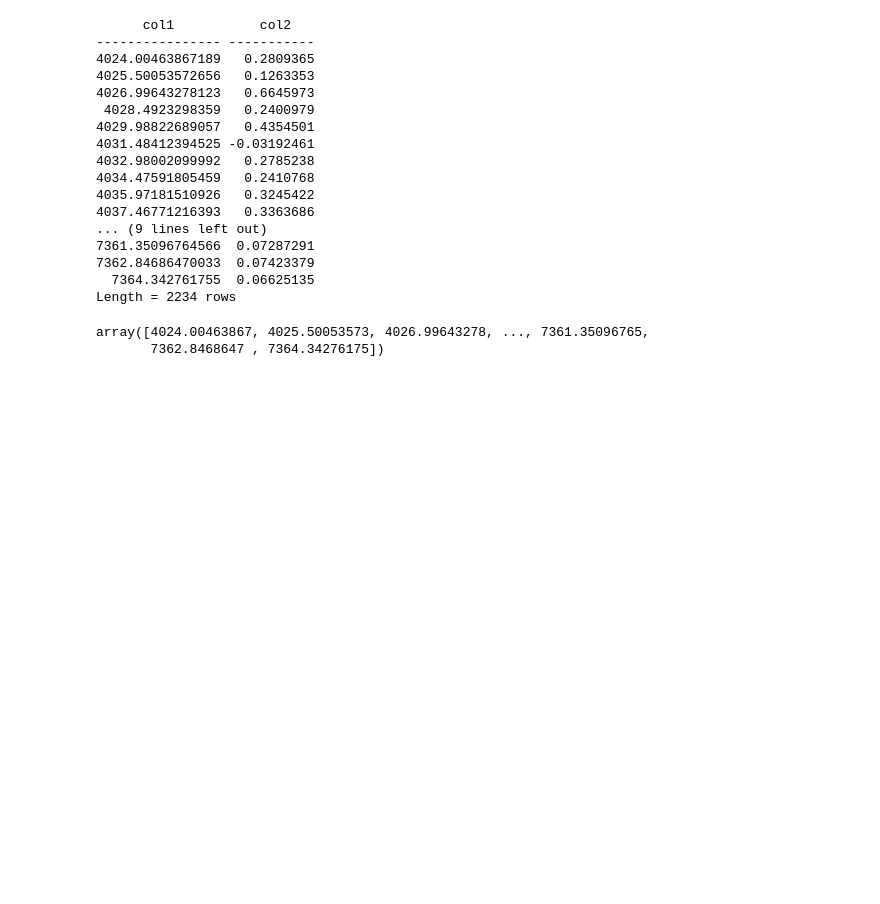
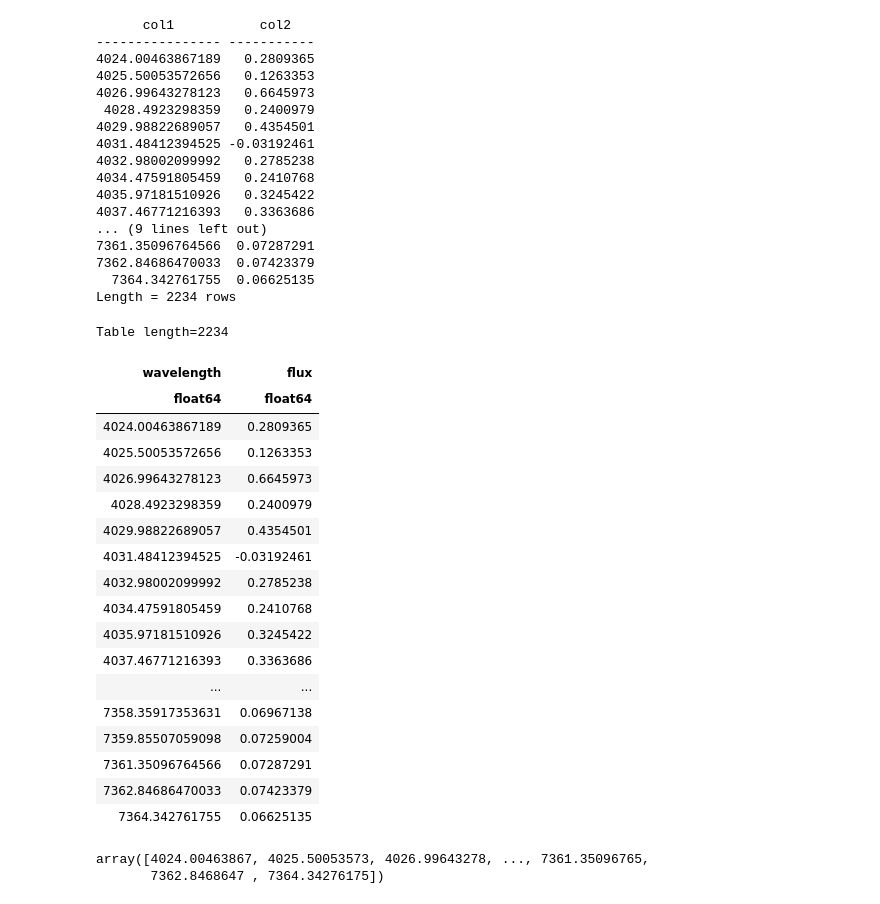
Before and after one commit to blnblnbln/TESIS, a Jupyter notebook: codes/ascii.ipynb, the cells around one changed output. Saved outputs shown, nothing was run; the diff lists cells and outputs as text; code cells hidden in the pictures; blank space fills up the shorter version.

```diff
--- a/codes/ascii.ipynb
+++ b/codes/ascii.ipynb
@@ -28,7 +28,28 @@ Length = 2234 rows
 # %%
 # renombrar las columnas
 sp1['col1'].name = 'wavelength'
 sp1['col2'].name = "flux"
+sp1
+# %% [output]
+Table length=2234
+| wavelength | flux |
+| float64 | float64 |
+| 4024.00463867189 | 0.2809365 |
+| 4025.50053572656 | 0.1263353 |
+| 4026.99643278123 | 0.6645973 |
+| 4028.4923298359 | 0.2400979 |
+| 4029.98822689057 | 0.4354501 |
+| 4031.48412394525 | -0.03192461 |
+| 4032.98002099992 | 0.2785238 |
+| 4034.47591805459 | 0.2410768 |
+| 4035.97181510926 | 0.3245422 |
+| 4037.46771216393 | 0.3363686 |
+| ... | ... |
+| 7358.35917353631 | 0.06967138 |
+| 7359.85507059098 | 0.07259004 |
+| 7361.35096764566 | 0.07287291 |
+| 7362.84686470033 | 0.07423379 |
+| 7364.342761755 | 0.06625135 |
 # %%
 wave = sp1["wavelength"]
 flux = sp1["flux"]
```
Also changed, not shown: parts of 12 cells of this notebook, 1 other file.
